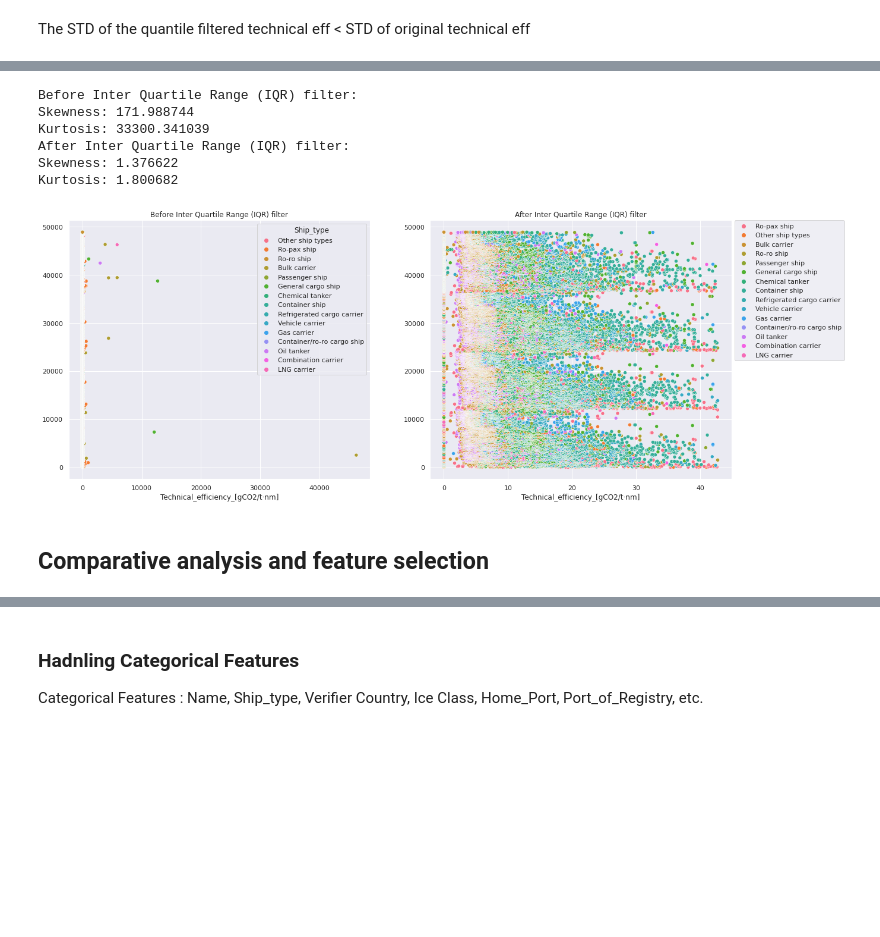
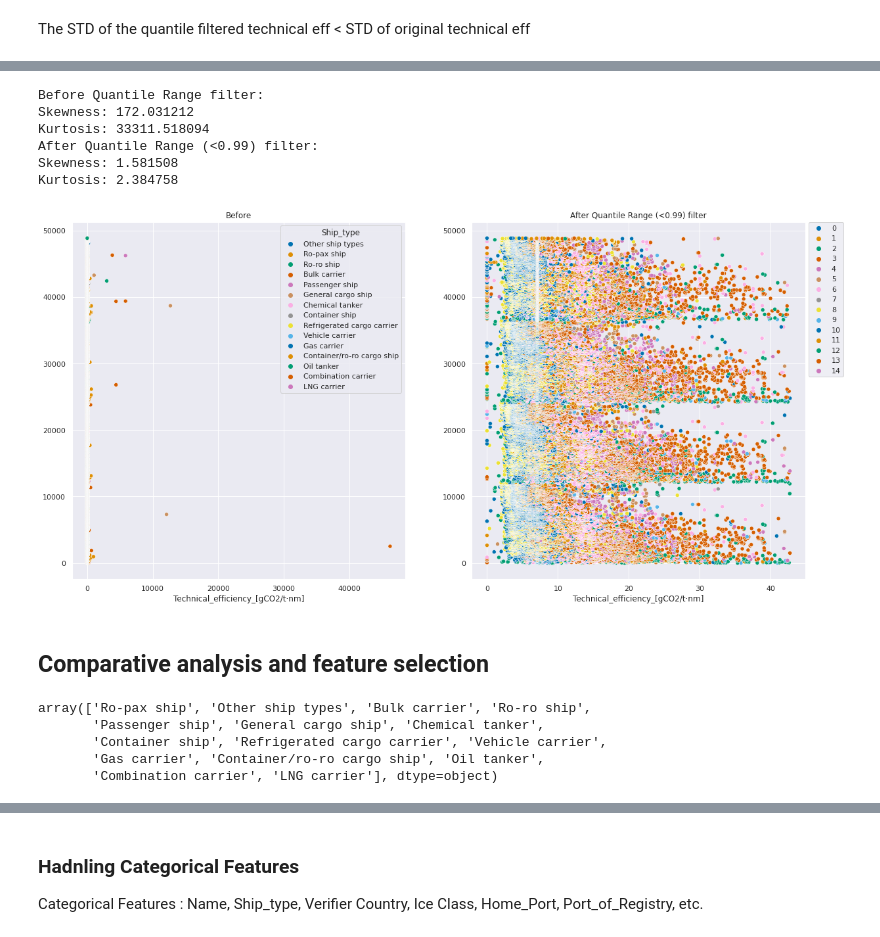
Before and after one commit to Anuj-1996/Maritime_Ship_CO2_Emission_Analysis, a Jupyter notebook: EU_CO2_emissions_from_maritime_transport.ipynb, the cells around one changed output, grey strips where cells are left out. Drawn from its saved outputs; the diff is of its cells as text; code cells hidden in the pictures; blank space fills up the shorter version.

```diff
--- a/EU_CO2_emissions_from_maritime_transport.ipynb
+++ b/EU_CO2_emissions_from_maritime_transport.ipynb
@@ -190,7 +193,7 @@ Replacing 'Yes' with 1 and blanks in the A,B,C,D with 0 (Binary encoding)
 # %%
 ##Replacing Nan with 0
 
-#Note: Replacing the 'Port_of_Registry', 'Home_Port' and 'Ice Class' nan valus with 'No'
+#Note: Replacing the 'Port_of_Registry', 'Home_Port' and 'Ice Class' nan values with 'No'
 #Later, Sklearn's label encoder converting it to integer 0 value along with other categorical/object values (IA,IB,PC1,..etc)
 
 #replacing categorical fetaure nan values with str No
@@ -198,14 +201,14 @@ df['Port_of_Registry'] = df['Port_of_Registry'].fillna('No')
 df['Home_Port'] = df['Home_Port'].fillna('No')
 df['Ice_Class'] = df['Ice_Class'].fillna('No')
 
-#replacing numerical fetaure nan values with 0
-df['Technical_efficiency_[gCO2/t·nm]'] = df['Technical_efficiency_[gCO2/t·nm]'].fillna(0)
-df['Fuel_consumptions_assigned_to_On_laden_[m_tonnes]'] = df['Fuel_consumptions_assigned_to_On_laden_[m_tonnes]'].fillna(0)
-df['Total_time_spent_at_sea_through_ice_[hours]'] = df['Total_time_spent_at_sea_through_ice_[hours]'].fillna(0)
-df['Annual_average_Fuel_consumption_per_distance_[kg_/_n_mile]'] = df['Annual_average_Fuel_consumption_per_distance_[kg_/_n_mile]'].fillna(0)
-df['CO₂_emissions_assigned_to_Freight_transport_[m_tonnes]'] = df['CO₂_emissions_assigned_to_Freight_transport_[m_tonnes]'].fillna(0)
-df['CO₂_emissions_assigned_to_Passenger_transport_[m_tonnes]'] = df['CO₂_emissions_assigned_to_Passenger_transport_[m_tonnes]'].fillna(0)
-df['Annual_average_CO₂_emissions_per_distance_[kg_CO₂_/_n_mile]'] = df['Annual_average_CO₂_emissions_per_distance_[kg_CO₂_/_n_mile]'].fillna(0)
+#replacing numerical fetaure nan values with meadian
+df['Technical_efficiency_[gCO2/t·nm]'] = df['Technical_efficiency_[gCO2/t·nm]'].fillna(df['Technical_efficiency_[gCO2/t·nm]'].median())
+df['Fuel_consumptions_assigned_to_On_laden_[m_tonnes]'] = df['Fuel_consumptions_assigned_to_On_laden_[m_tonnes]'].fillna(df['Fuel_consumptions_assigned_to_On_laden_[m_tonnes]'].median())
+df['Total_time_spent_at_sea_through_ice_[hours]'] = df['Total_time_spent_at_sea_through_ice_[hours]'].fillna(df['Total_time_spent_at_sea_through_ice_[hours]'].median())
+df['Annual_average_Fuel_consumption_per_distance_[kg_/_n_mile]'] = df['Annual_average_Fuel_consumption_per_distance_[kg_/_n_mile]'].fillna(df['Annual_average_Fuel_consumption_per_distance_[kg_/_n_mile]'].median())
+df['CO₂_emissions_assigned_to_Freight_transport_[m_tonnes]'] = df['CO₂_emissions_assigned_to_Freight_transport_[m_tonnes]'].fillna(df['CO₂_emissions_assigned_to_Freight_transport_[m_tonnes]'].median())
+df['CO₂_emissions_assigned_to_Passenger_transport_[m_tonnes]'] = df['CO₂_emissions_assigned_to_Passenger_transport_[m_tonnes]'].fillna(df['CO₂_emissions_assigned_to_Passenger_transport_[m_tonnes]'].median())
+df['Annual_average_CO₂_emissions_per_distance_[kg_CO₂_/_n_mile]'] = df['Annual_average_CO₂_emissions_per_distance_[kg_CO₂_/_n_mile]'].fillna(df['Annual_average_CO₂_emissions_per_distance_[kg_CO₂_/_n_mile]'].median())
 
 #replacing/mapping EIV and EEDI with int 1 and 2 respct.
 df['Technical_efficiency_Type'] = df['Technical_efficiency_Type'].map({'EIV': 1, 'EEDI': 2})
@@ -216,8 +219,8 @@ df['B'] = df['B'].map({'Yes': 1})
 df['C'] = df['C'].map({'Yes': 1})
 df['D'] = df['D'].map({'Yes': 1})
 
-#Replacing Nan with 0
-df['Technical_efficiency_Type'] = df['Technical_efficiency_Type'].fillna(0)
+#Replacing Nan with 0/meadian
+df['Technical_efficiency_Type'] = df['Technical_efficiency_Type'].fillna(df['Technical_efficiency_Type'].median())
 df['A'] = df['A'].fillna(0)
 df['B'] = df['B'].fillna(0)
 df['C'] = df['C'].fillna(0)
@@ -226,4 +229,6 @@ df['D'] = df['D'].fillna(0)
 #Re-Plotting Missing Values
 plt.figure(figsize=(10,8))
 sns.heatmap(df.isna().transpose(),cmap="YlGnBu",cbar_kws={'label': 'Missing Data'})
+plt.title('Heatmap of Missing Data')
+plt.show()
 # %% [output]
@@ -347,29 +354,38 @@ plt.show()
 # %%
 #Scatterplot
-fig, (ax1,ax2) = plt.subplots(1,2, figsize=(20,8))
+fig, (ax1,ax2) = plt.subplots(1,2, figsize=(20,10))
 
-ax1.set_title('Before Inter Quartile Range (IQR) filter')
-sns.scatterplot( x = df['Technical_efficiency_[gCO2/t·nm]'], y = df.index, data = df, hue = 'Ship_type', ax=ax1)
+ax1.set_title('Before')
+sns.scatterplot( x = df['Technical_efficiency_[gCO2/t·nm]'], y = df.index, data = df, hue = 'Ship_type', palette='colorblind', ax=ax1)
 
-ax2.set_title('After Inter Quartile Range (IQR) filter')
-sns.scatterplot(x = df_filtered['Technical_efficiency_[gCO2/t·nm]'], y = df_filtered.index, data = df_filtered, hue = 'Ship_type', ax=ax2)
+ax2.set_title('After Quantile Range (<0.99) filter')
+sns.scatterplot(x = df_filtered['Technical_efficiency_[gCO2/t·nm]'], y = df_filtered.index, data = df_filtered, hue = 'Ship_type' , palette='colorblind', ax=ax2)
 
 plt.legend(bbox_to_anchor=(1.01, 1),borderaxespad=0)
 
 #place legend outside top right corner of plot
-print('Before Inter Quartile Range (IQR) filter:')
+print('Before Quantile Range filter:')
 print("Skewness: %f" % df['Technical_efficiency_[gCO2/t·nm]'].skew())
 print("Kurtosis: %f" % df['Technical_efficiency_[gCO2/t·nm]'].kurt())
-print('After Inter Quartile Range (IQR) filter:')
+print('After Quantile Range (<0.99) filter:')
 print("Skewness: %f" % df_filtered['Technical_efficiency_[gCO2/t·nm]'].skew())
 print("Kurtosis: %f" % df_filtered['Technical_efficiency_[gCO2/t·nm]'].kurt())
 # %% [output]
-Before Inter Quartile Range (IQR) filter:
-Skewness: 171.988744
-Kurtosis: 33300.341039
-After Inter Quartile Range (IQR) filter:
-Skewness: 1.376622
-Kurtosis: 1.800682
+Before Quantile Range filter:
+Skewness: 172.031212
+Kurtosis: 33311.518094
+After Quantile Range (<0.99) filter:
+Skewness: 1.581508
+Kurtosis: 2.384758
-[figure, old version]
+[figure, new version]
 # %% [markdown]
 ## Comparative analysis and feature selection
+# %%
+#Ship Types
+df_filtered['Ship_type'].unique()
+# %% [output]
+array(['Ro-pax ship', 'Other ship types', 'Bulk carrier', 'Ro-ro ship',
+       'Passenger ship', 'General cargo ship', 'Chemical tanker',
+       'Container ship', 'Refrigerated cargo carrier', 'Vehicle carrier',
+       'Gas carrier', 'Container/ro-ro cargo ship', 'Oil tanker',
+       'Combination carrier', 'LNG carrier'], dtype=object)
```
Also changed, not shown: parts of 59 cells of this notebook.
